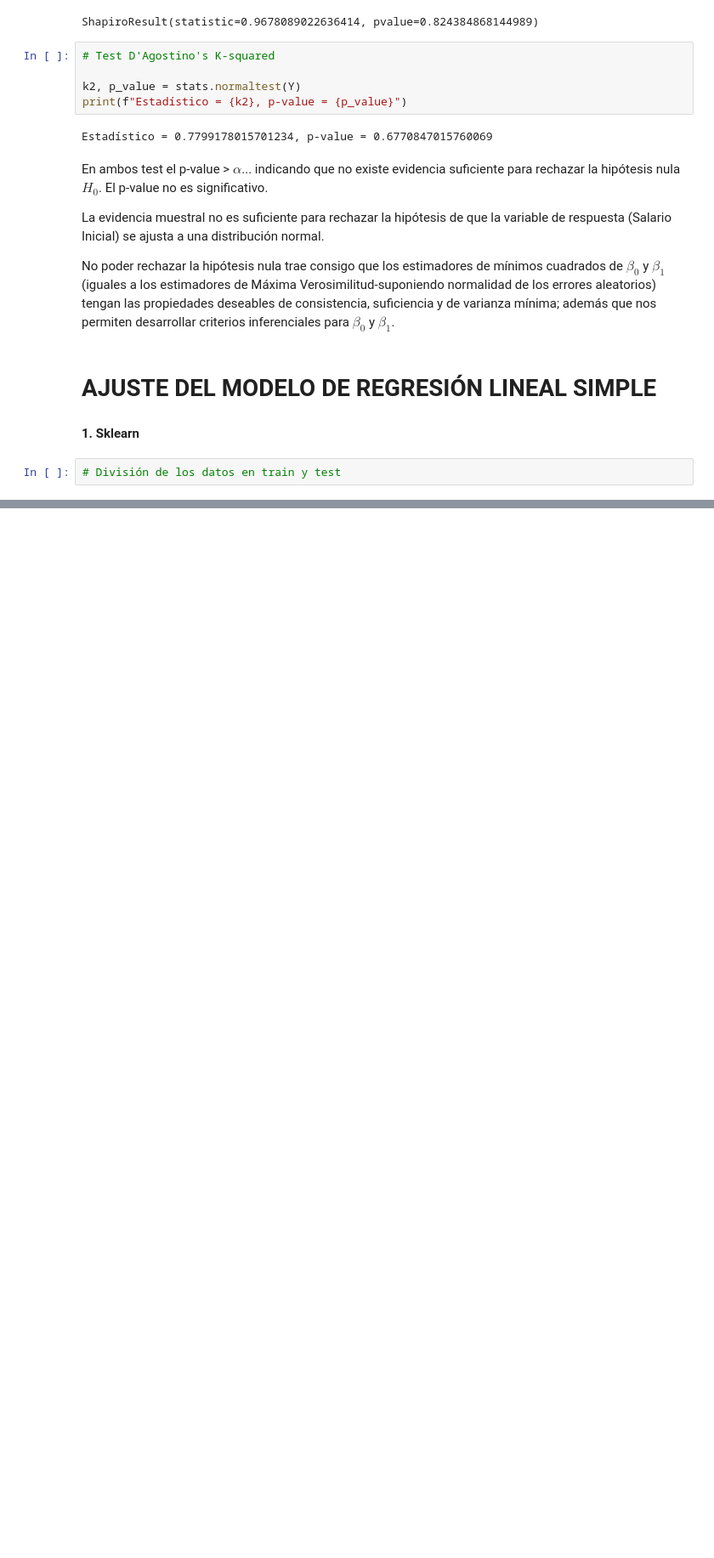
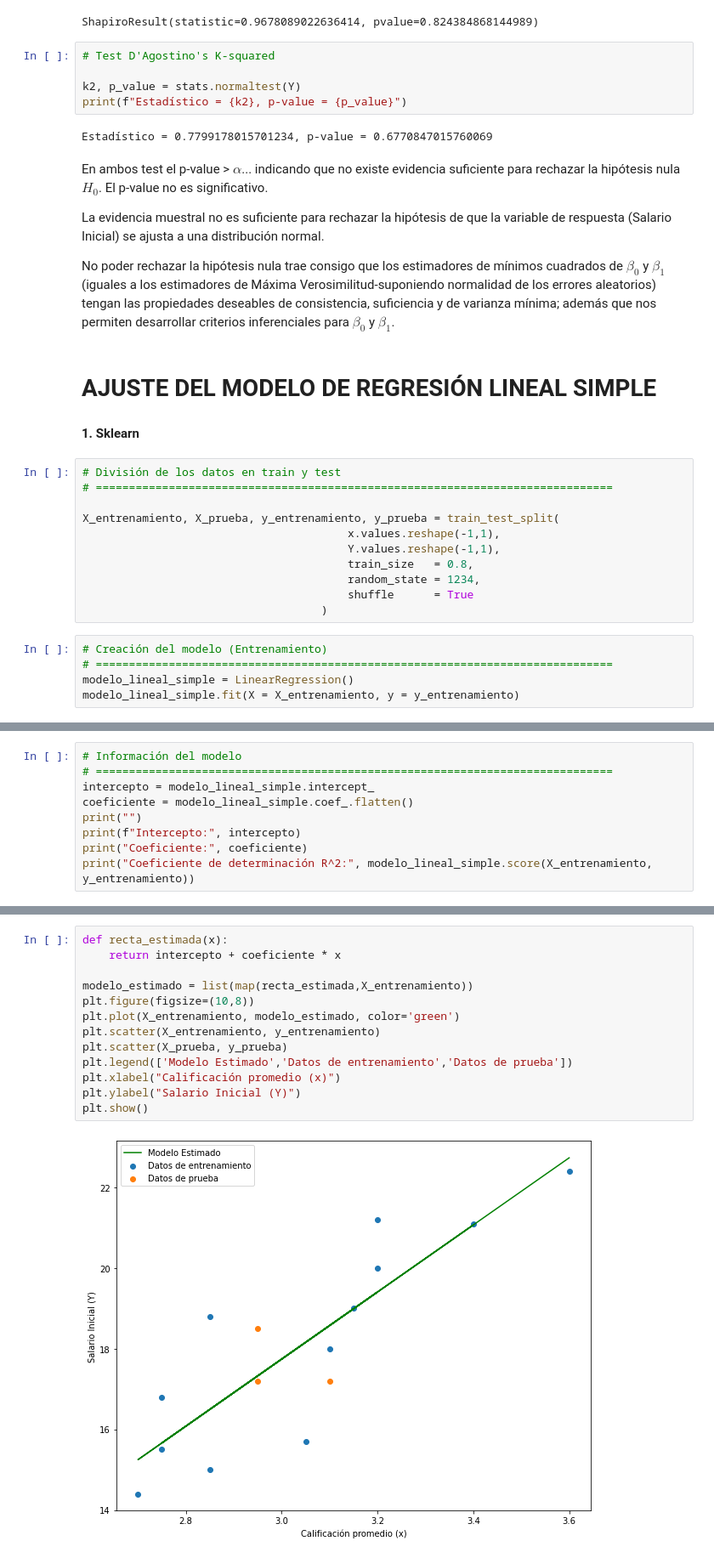
Before and after one commit to JoseGParraA/Regresion-Lineal-Python, a Jupyter notebook: notebook/RegresionLineal.ipynb, the cells around one changed output, grey strips where cells are left out. Shown at 85% size. Drawn from its saved outputs; the diff is of its cells as text; blank space fills up the shorter version.

Commit message:
Ajuste del modelo de regresión lineal simple con Sklearn

```diff
--- a/notebook/RegresionLineal.ipynb
+++ b/notebook/RegresionLineal.ipynb
@@ -177,3 +180,17 @@ No poder rechazar la hipótesis nula trae consigo que los estimadores de mínimo
 **1. Sklearn**
 # %%
 # División de los datos en train y test
+# ==============================================================================
+
+X_entrenamiento, X_prueba, y_entrenamiento, y_prueba = train_test_split(
+                                        x.values.reshape(-1,1),
+                                        Y.values.reshape(-1,1),
+                                        train_size   = 0.8,
+                                        random_state = 1234,
+                                        shuffle      = True
+                                    )
+# %%
+# Creación del modelo (Entrenamiento)
+# ==============================================================================
+modelo_lineal_simple = LinearRegression()
+modelo_lineal_simple.fit(X = X_entrenamiento, y = y_entrenamiento)
@@ -179,0 +199,9 @@ No poder rechazar la hipótesis nula trae consigo que los estimadores de mínimo
+# %%
+# Información del modelo
+# ==============================================================================
+intercepto = modelo_lineal_simple.intercept_
+coeficiente = modelo_lineal_simple.coef_.flatten()
+print("")
+print(f"Intercepto:", intercepto)
+print("Coeficiente:", coeficiente)
+print("Coeficiente de determinación R^2:", modelo_lineal_simple.score(X_entrenamiento, y_entrenamiento))
@@ -179,0 +234,15 @@ No poder rechazar la hipótesis nula trae consigo que los estimadores de mínimo
+# %%
+def recta_estimada(x):
+    return intercepto + coeficiente * x
+
+modelo_estimado = list(map(recta_estimada,X_entrenamiento))
+plt.figure(figsize=(10,8))
+plt.plot(X_entrenamiento, modelo_estimado, color='green')
+plt.scatter(X_entrenamiento, y_entrenamiento)
+plt.scatter(X_prueba, y_prueba)
+plt.legend(['Modelo Estimado','Datos de entrenamiento','Datos de prueba'])
+plt.xlabel("Calificación promedio (x)")
+plt.ylabel("Salario Inicial (Y)")
+plt.show()
+# %% [output]
+[figure, added]
```
Also changed, not shown: parts of 8 cells of this notebook.
